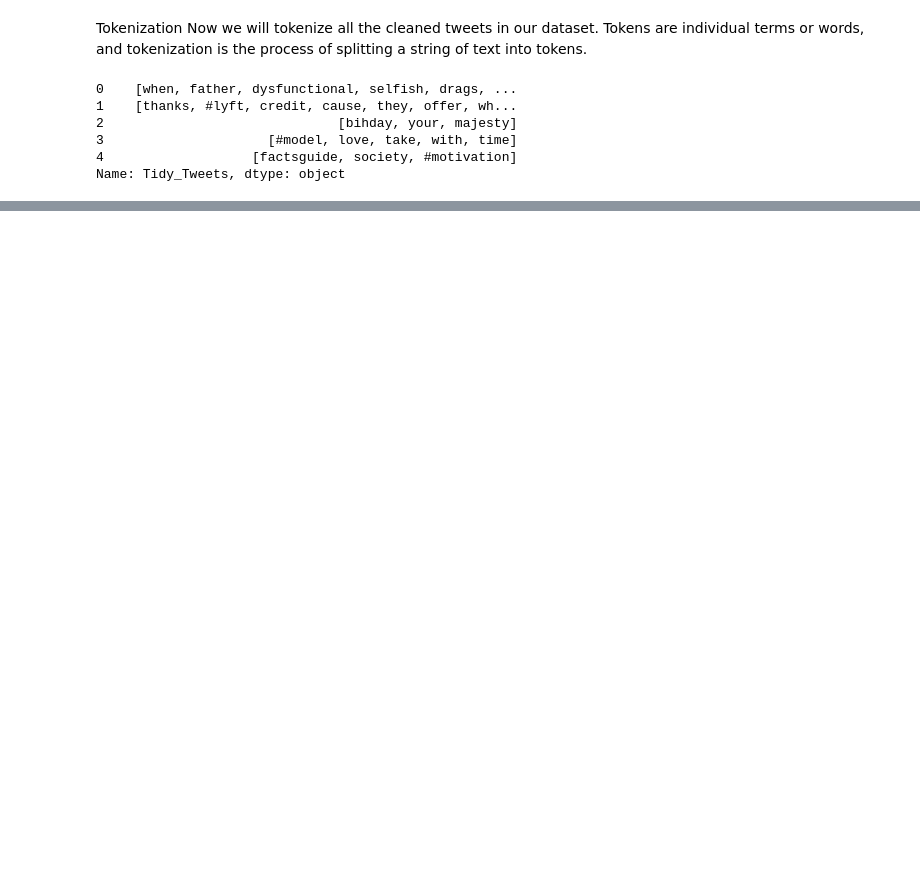
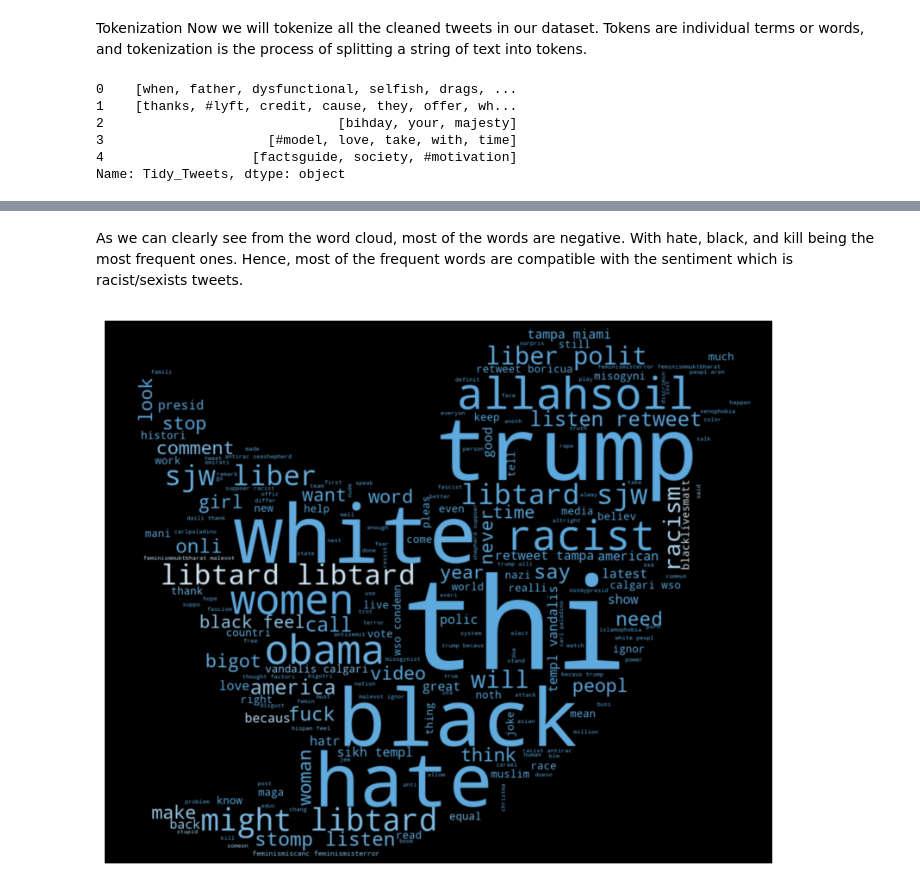
Before and after one commit to TedMwai/Text-Sentiment-Analysis, a Jupyter notebook: TwitterAnalysis.ipynb, the cells around one changed output, grey strips where cells are left out. Drawn from its saved outputs; the diff is of its cells as text; code cells hidden in the pictures; blank space fills up the shorter version.

```diff
--- a/TwitterAnalysis.ipynb
+++ b/TwitterAnalysis.ipynb
@@ -110,0 +183,27 @@ Name: Tidy_Tweets, dtype: object
+# %%
+all_words_negative = ' '.join(text for text in combine['Tidy_Tweets'][combine['label']==1])
+# %% [markdown]
+As we can clearly see from the word cloud, most of the words are negative. With hate, black, and kill being the most frequent ones. Hence, most of the frequent words are compatible with the sentiment which is racist/sexists tweets.
+# %%
+# combining the image with the dataset
+Mask = np.array(Image.open(requests.get('http://clipart-library.com/image_gallery2/Twitter-PNG-Image.png', stream=True).raw))
+
+# We use the ImageColorGenerator library from Wordcloud
+# Here we take the color of the image and impose it over our wordcloud
+image_colors = ImageColorGenerator(Mask)
+
+# Now we use the WordCloud function from the wordcloud library
+wc = WordCloud(background_color='black', height=1500, width=4000,mask=Mask).generate(all_words_negative)
+
+# Size of the image generated
+plt.figure(figsize=(10,20))
+
+# Here we recolor the words from the dataset to the image's color
+# recolor just recolors the default colors to the image's blue color
+# interpolation is used to smooth the image generated
+plt.imshow(wc.recolor(color_func=image_colors),interpolation="gaussian")
+
+plt.axis('off')
+plt.show()
+# %% [output]
+[figure, added]
```
Also changed, not shown: parts of 14 cells of this notebook.
